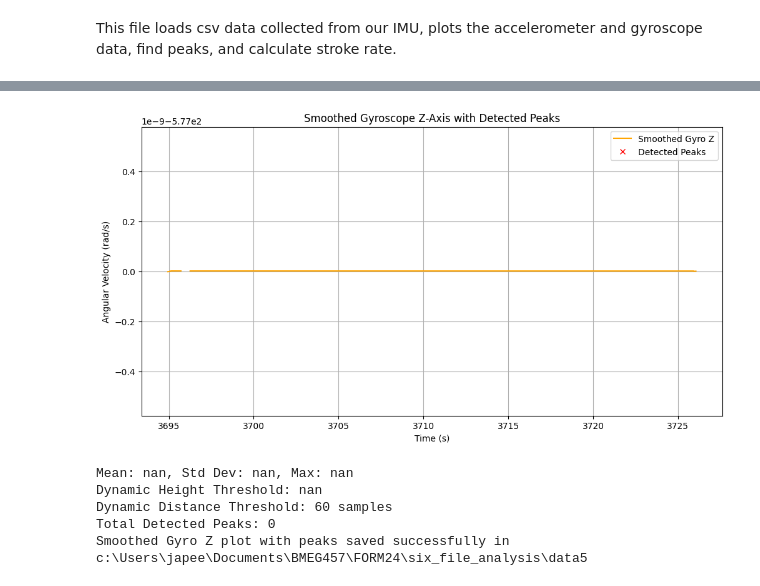
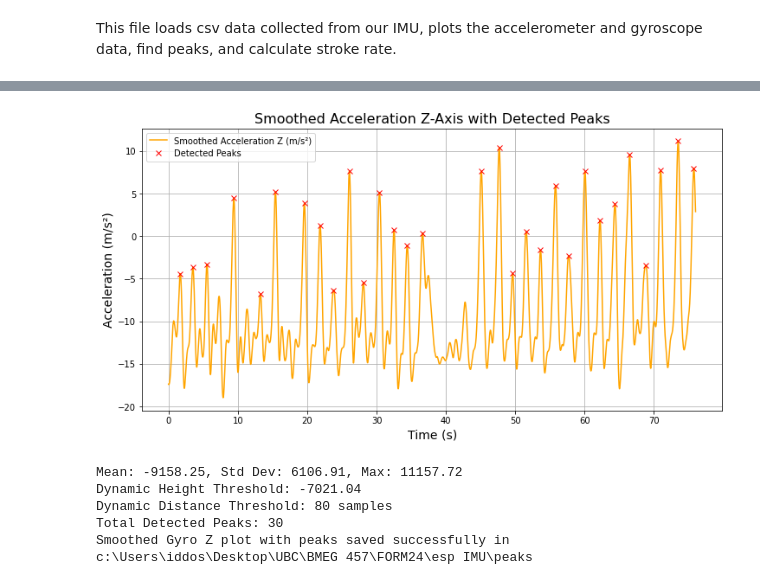
Before and after one commit to IddoSadeh/FORM24, a Jupyter notebook: esp IMU/imuProcess.ipynb, the cells around one changed output, grey strips where cells are left out. Cells and saved outputs as stored; diff of their text form; code cells hidden in the pictures.

```diff
--- a/esp IMU/imuProcess.ipynb
+++ b/esp IMU/imuProcess.ipynb
@@ -183,62 +190,56 @@ Smoothed Gyro Z plot saved successfully in c:\Users\japee\Documents\BMEG457\FORM
 # %%
 from scipy.signal import find_peaks
 import numpy as np
 import matplotlib.pyplot as plt
 import os
 
-# Use adjusted timestamps and smoothed gyro data
-timestamps = np.array(adjusted_timestamps) # Ensure timestamps are NumPy array
-gyro_z = np.array(smoothed_gyro_z)  # Use smoothed gyro Z data
+timestamps = np.array(adjusted_timestamps)  # Ensure timestamps are NumPy array
+gyro_z = np.array(smoothed_accel_z)  # Use smoothed gyro Z data
 
 # Calculate dynamic thresholds
-mean_value = np.mean(gyro_z)
-std_dev = np.std(gyro_z)
-max_value = np.max(gyro_z)
+mean_value = np.mean(smoothed_accel_z)
+std_dev = np.std(smoothed_accel_z)
+max_value = np.max(smoothed_accel_z)
 
-# Dynamically set the 'height' threshold based on mean and standard deviation
-height_threshold = 0.9 * mean_value + 1.2 * std_dev
-
-# Dynamically set the 'distance' between peaks (based on sampling rate or data characteristics)
-sampling_rate = 30  # Assuming data is collected at 30Hz
-distance_threshold = int(sampling_rate * 2)  # Peaks can't be within this distance threshold.
+height_threshold = 0.9 * mean_value + 0.2 * std_dev
+distance_threshold = 80
 
 # Detect peaks
 peaks, properties = find_peaks(
-    gyro_z,
-    height=height_threshold,  # Minimum height
-    distance=distance_threshold,  # Minimum distance between peaks
+    smoothed_accel_z,
+    height=height_threshold,
+    distance=distance_threshold,
     prominence=0.5 * std_dev
 )
 
-# Plot smoothed gyro Z data with detected peaks
+# Plot smoothed gyro Z data with detected peaks (scaled by 1000 for display only)
 plt.figure(figsize=(12, 6))
-plt.plot(timestamps, gyro_z, label='Smoothed Gyro Z', color='orange')
-plt.plot(timestamps[peaks], gyro_z[peaks], 'rx', label='Detected Peaks')
-plt.title('Smoothed Gyroscope Z-Axis with Detected Peaks')
-plt.xlabel('Time (s)')
-plt.ylabel('Angular Velocity (rad/s)')
+plt.plot(timestamps, smoothed_accel_z / 1000, label='Smoothed Acceleration Z (m/s²)', color='orange')
+plt.plot(timestamps[peaks], gyro_z[peaks] / 1000, 'rx', label='Detected Peaks')
+plt.title('Smoothed Acceleration Z-Axis with Detected Peaks', fontsize=16)
+plt.xlabel('Time (s)', fontsize=14)
+plt.ylabel('Acceleration (m/s²)', fontsize=14)
 plt.legend()
 plt.grid(True)
 
-# Display the plot
+# Save the plot
+save_path = os.path.join(os.getcwd(), "peaks")
+os.makedirs(save_path, exist_ok=True)
+plt.savefig(os.path.join(save_path, "Smoothed_Accel_Z_Peaks.png"), dpi=900, bbox_inches='tight')
+plt.savefig(os.path.join(save_path, "Smoothed_Accel_Z_Peaks.svg"), bbox_inches='tight')  # Optional vector
 plt.show()
-
-# Save the plot
-save_path = os.path.join(os.path.dirname(os.getcwd()), "six_file_analysis", data_set_temp_string)
-os.makedirs(save_path, exist_ok=True)
-plt.savefig(os.path.join(save_path, "Smoothed_Gyro_Z_Peaks.png"))
 plt.close()
 
 # Print debugging info
 print(f"Mean: {mean_value:.2f}, Std Dev: {std_dev:.2f}, Max: {max_value:.2f}")
 print(f"Dynamic Height Threshold: {height_threshold:.2f}")
 print(f"Dynamic Distance Threshold: {distance_threshold} samples")
 print(f"Total Detected Peaks: {len(peaks)}")
 print(f"Smoothed Gyro Z plot with peaks saved successfully in {save_path}")
 # %% [output]
-[figure, old version]
+[figure, new version]
-Mean: nan, Std Dev: nan, Max: nan
-Dynamic Height Threshold: nan
-Dynamic Distance Threshold: 60 samples
-Total Detected Peaks: 0
-Smoothed Gyro Z plot with peaks saved successfully in c:\Users\japee\Documents\BMEG457\FORM24\six_file_analysis\data5
+Mean: -9158.25, Std Dev: 6106.91, Max: 11157.72
+Dynamic Height Threshold: -7021.04
+Dynamic Distance Threshold: 80 samples
+Total Detected Peaks: 30
+Smoothed Gyro Z plot with peaks saved successfully in c:\Users\iddos\Desktop\UBC\BMEG 457\FORM24\esp IMU\peaks
```
Also changed, not shown: parts of 11 cells of this notebook, 7 other files.
